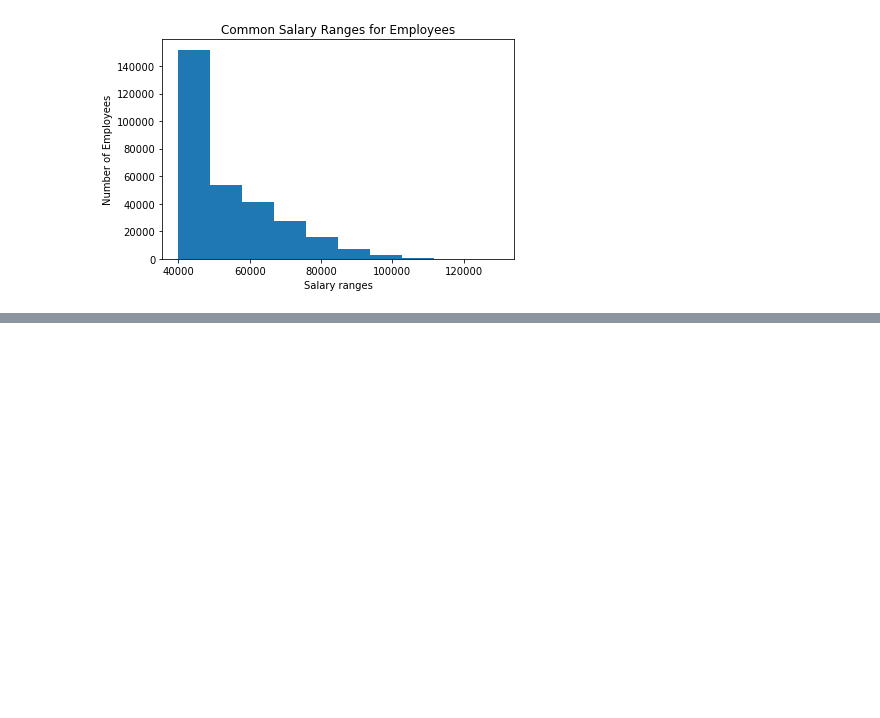
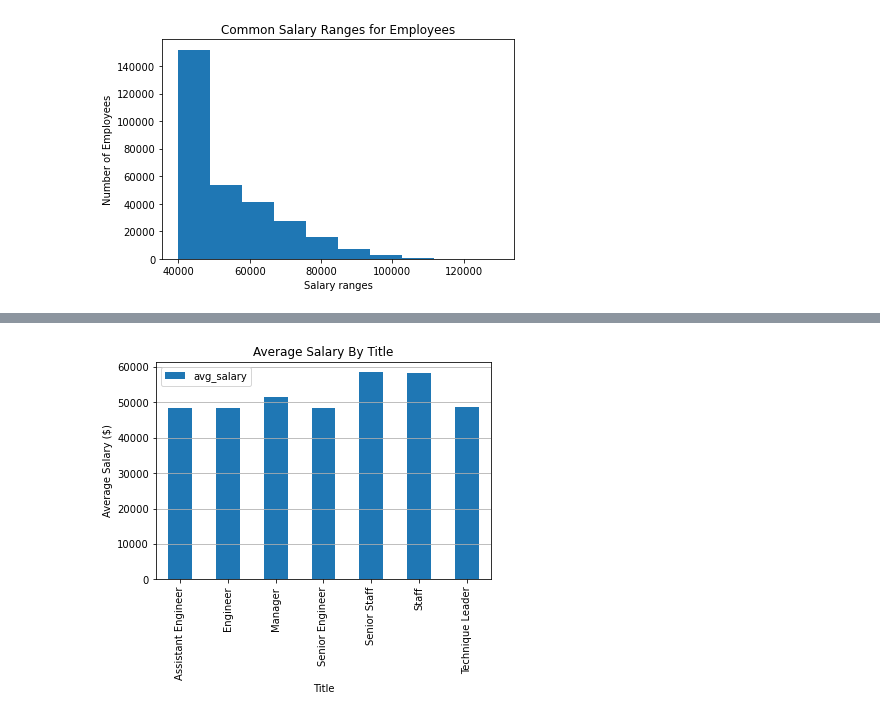
Before and after one commit to ushaakumaar/Employee_Database_Analysis-SQL, a Jupyter notebook: Bonus/Bonus_Analysis.ipynb, the cells around one changed output, grey strips where cells are left out. Cells and saved outputs as stored; diff of their text form; code cells hidden in the pictures; blank space fills up the shorter version.

Commit message:
Logic to generate bar chart of average salary by title and the final analysis summary

```diff
--- a/Bonus/Bonus_Analysis.ipynb
+++ b/Bonus/Bonus_Analysis.ipynb
@@ -94,0 +97,3 @@ plt.show()
+# %%
+avg_sal_by_title_data = avg_sal_by_title_data.set_index("title")
+avg_sal_by_title_data
@@ -94,0 +110,15 @@ plt.show()
+# %%
+# Create a bar chart of average salary by title
+avg_sal_by_title_data.plot(kind="bar")
+
+# Set x & y axis labels and title
+plt.title("Average Salary By Title")
+plt.xlabel("Title")
+plt.ylabel("Average Salary ($)")
+plt.grid(axis="y")
+
+# Save and display the plot
+plt.savefig("avg_salary_by_title_bar.png")
+plt.show()
+# %% [output]
+[figure, added]
```
Also changed, not shown: parts of 3 cells of this notebook.
